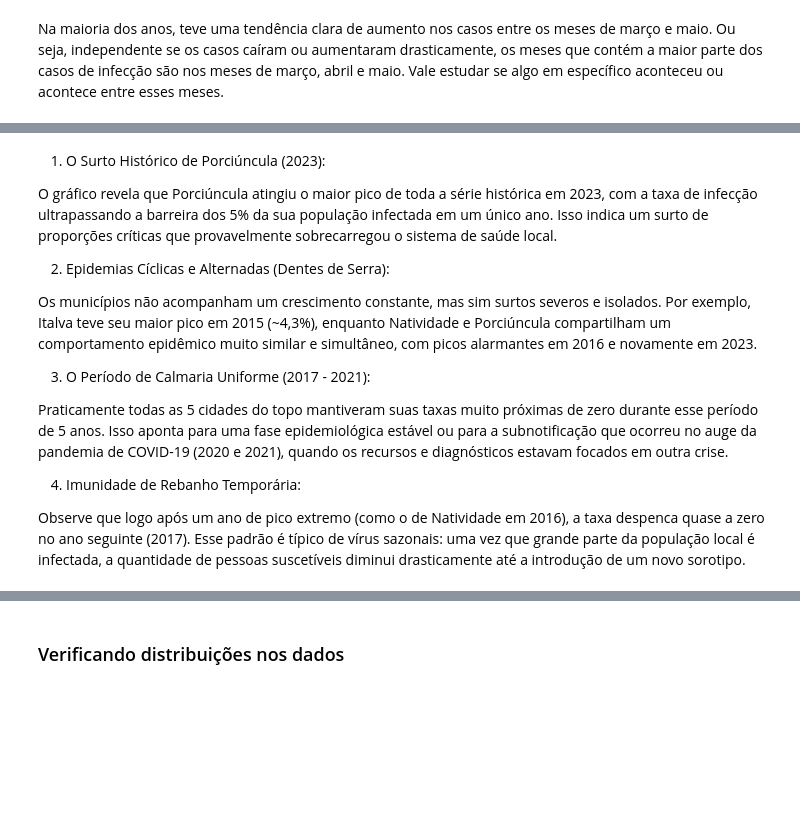
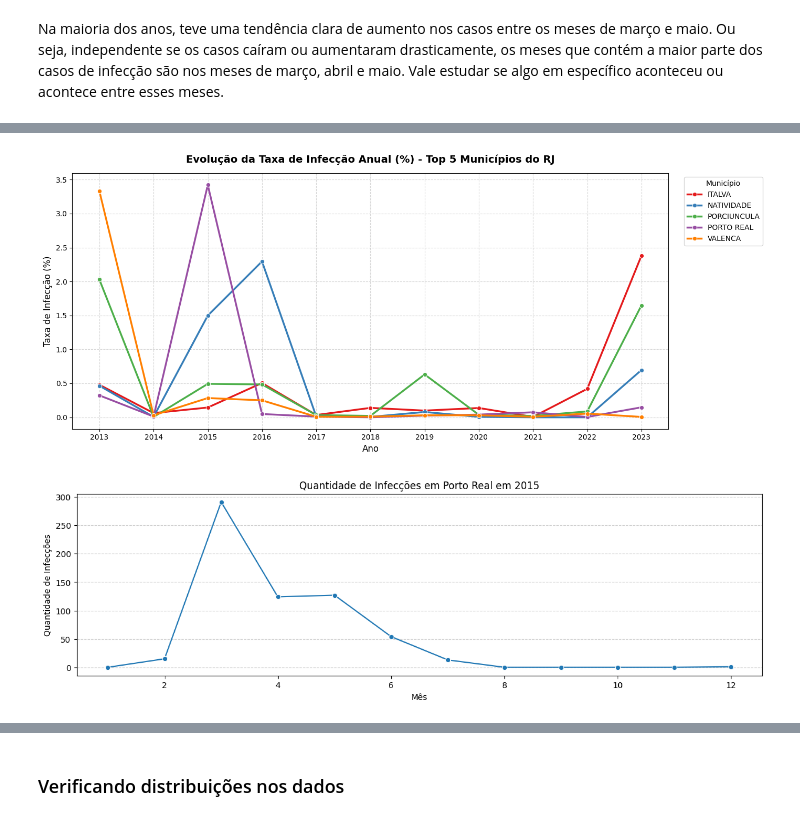
Before and after one commit to viniciusnobcosta/pos-fiap-data-analytics, a Jupyter notebook: 01-analise-de-dados-e-storytelling/Analise_de_Dados_e_Storytelling_Fase1.ipynb, the cells around one changed output, grey strips where cells are left out. Cells and saved outputs as stored; diff of their text form; code cells hidden in the pictures; blank space fills up the shorter version.

```diff
--- a/01-analise-de-dados-e-storytelling/Analise_de_Dados_e_Storytelling_Fase1.ipynb
+++ b/01-analise-de-dados-e-storytelling/Analise_de_Dados_e_Storytelling_Fase1.ipynb
@@ -391,23 +430,40 @@ df_taxa_ano['taxa_infeccao_pct'] = (df_taxa_ano['qtd_infeccoes'] / df_taxa_ano['
 
 # 3. Identificar os 5 municípios com as maiores taxas médias de infecção para filtrar o gráfico (evita poluição visual)
 top_5_municipios = df_taxa_ano.groupby('municipio')['taxa_infeccao_pct'].mean().nlargest(5).index
-df_filtrado = df_taxa_ano[df_taxa_ano['municipio'].isin(top_5_municipios)]
+df_filtrado = df_taxa_ano[df_taxa_ano['municipio'].isin(top_5_municipios)].copy()
 
-# 4. Criar o gráfico interativo de linhas usando Plotly
-fig = px.line(
-    df_filtrado,
+# Garantir que o ano seja tratado como número inteiro para formatação do eixo X
+df_filtrado['ano'] = df_filtrado['ano'].astype(int)
+
+# Configurar tamanho da figura
+plt.figure(figsize=(14, 6))
+
+# Criar o gráfico de linhas utilizando Seaborn
+sns.lineplot(
+    data=df_filtrado,
     x='ano',
     y='taxa_infeccao_pct',
-    color='municipio',
-    markers=True,
-    title='Evolução da Taxa de Infecção Anual (%) - Top 5 Municípios do RJ',
-    labels={'ano': 'Ano', 'taxa_infeccao_pct': 'Taxa de Infecção (%)', 'municipio': 'Município'}
+    hue='municipio',
+    marker='o',
+    palette='Set1',
+    linewidth=2.5
 )
 
-fig.update_layout(
-    xaxis=dict(tickmode='linear', tick0=2013, dtick=1),
-    hovermode='x unified'
-)
+# Configurações de títulos e rótulos
+plt.title('Evolução da Taxa de Infecção Anual (%) - Top 5 Municípios do RJ', fontsize=14, fontweight='bold', pad=15)
+plt.xlabel('Ano', fontsize=12)
+plt.ylabel('Taxa de Infecção (%)', fontsize=12)
 
-fig.show()
+# Garantir que o eixo X exiba todos os anos individualmente de 2013 a 2023
+anos_unicos = sorted(df_filtrado['ano'].unique())
+plt.xticks(ticks=anos_unicos, labels=anos_unicos)
+
+# Adicionar grade visual
+plt.grid(True, linestyle='--', alpha=0.5)
+
+# Posicionar a legenda fora da área de desenho para evitar sobreposições
+plt.legend(title='Município', bbox_to_anchor=(1.02, 1), loc='upper left')
+
+plt.tight_layout()
+plt.show()
 # %% [output]
@@ -415,18 +470,16 @@ fig.show()
+[figure, added]
-# %% [markdown]
-1. O Surto Histórico de Porciúncula (2023):
-
-O gráfico revela que Porciúncula atingiu o maior pico de toda a série histórica em 2023, com a taxa de infecção ultrapassando a barreira dos 5% da sua população infectada em um único ano. Isso indica um surto de proporções críticas que provavelmente sobrecarregou o sistema de saúde local.
-
-2. Epidemias Cíclicas e Alternadas (Dentes de Serra):
-
-Os municípios não acompanham um crescimento constante, mas sim surtos severos e isolados. Por exemplo, Italva teve seu maior pico em 2015 (~4,3%), enquanto Natividade e Porciúncula compartilham um comportamento epidêmico muito similar e simultâneo, com picos alarmantes em 2016 e novamente em 2023.
-
-
-3. O Período de Calmaria Uniforme (2017 - 2021):
-
-Praticamente todas as 5 cidades do topo mantiveram suas taxas muito próximas de zero durante esse período de 5 anos. Isso aponta para uma fase epidemiológica estável ou para a subnotificação que ocorreu no auge da pandemia de COVID-19 (2020 e 2021), quando os recursos e diagnósticos estavam focados em outra crise.
-
-
-4. Imunidade de Rebanho Temporária:
-
-Observe que logo após um ano de pico extremo (como o de Natividade em 2016), a taxa despenca quase a zero no ano seguinte (2017). Esse padrão é típico de vírus sazonais: uma vez que grande parte da população local é infectada, a quantidade de pessoas suscetíveis diminui drasticamente até a introdução de um novo sorotipo.
+# %%
+# Analisando a alta em Porto Real no ano de 2015
+df_porto_real = df_consolidado_rj[df_consolidado_rj['municipio'] == 'PORTO REAL']
+df_porto_real_2015 = df_porto_real[df_porto_real['ano'] == 2015]
+
+# Criando gráfico para visualizar o ano de 2015
+plt.figure(figsize=(15, 4))
+sns.lineplot(data=df_porto_real_2015, x='mes', y='qtd_infeccoes', marker='o')
+plt.title('Quantidade de Infecções em Porto Real em 2015')
+plt.xlabel('Mês')
+plt.ylabel('Quantidade de Infecções')
+plt.grid(axis='y', linestyle='--', alpha=0.6)
+plt.show()
+# %% [output]
+[figure, added]
```
Also changed, not shown: parts of 16 cells of this notebook.
